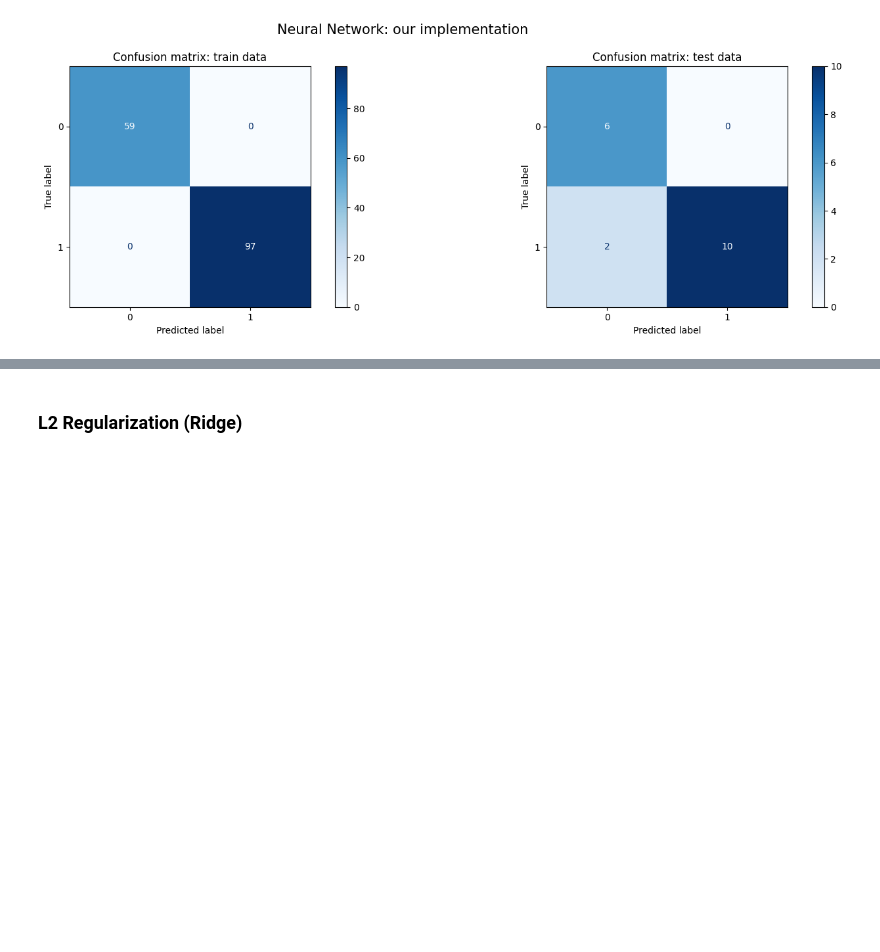
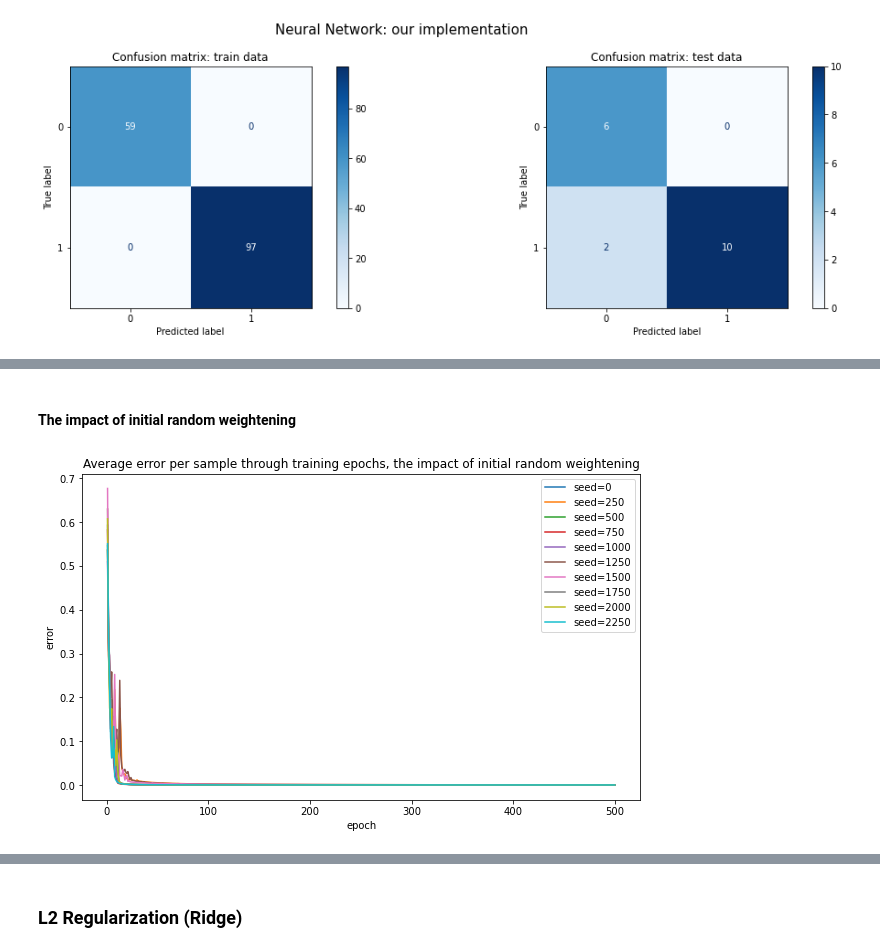
Before and after one commit to nadiaverdha/MachineLearningEx2, a Jupyter notebook: Ex2_kaggle.ipynb, the cells around one changed output, grey strips where cells are left out. Saved outputs shown, nothing was run; the diff lists cells and outputs as text; code cells hidden in the pictures; blank space fills up the shorter version.

```diff
--- a/Ex2_kaggle.ipynb
+++ b/Ex2_kaggle.ipynb
@@ -207,0 +249,28 @@ Precision on test:  1.0
+# %% [markdown]
+#### The impact of initial random weightening
+# %%
+k = 10
+plt.figure(figsize=(10, 6))
+plt.xlabel('epoch')
+plt.ylabel('error')
+plt.title('Average error per sample through training epochs, the impact of initial random weightening')
+
+for i in range(0, k):
+    # print(i)
+    seed = i*250
+
+    net = Network()
+    net.add(FCLayer(16, 10, seed=seed))
+    net.add(ActivationLayer(relu, relu_prime))
+    net.add(FCLayer(10, 2, seed=seed))
+    net.add(ActivationLayer(sigmoid, sigmoid_prime))
+
+    # train
+    net.use(binary_cross_entropy, binary_cross_entropy_prime)
+    err_vect = net.fit(X_train, y_train, epochs=500, learning_rate=0.1)
+
+    plt.plot(np.arange(1, len(err_vect)+1, 1), err_vect, '-', label='seed='+str(i*250))
+plt.legend()
+plt.show()
+# %% [output]
+[figure, added]
```
Also changed, not shown: parts of 36 cells of this notebook, 1 other file.
